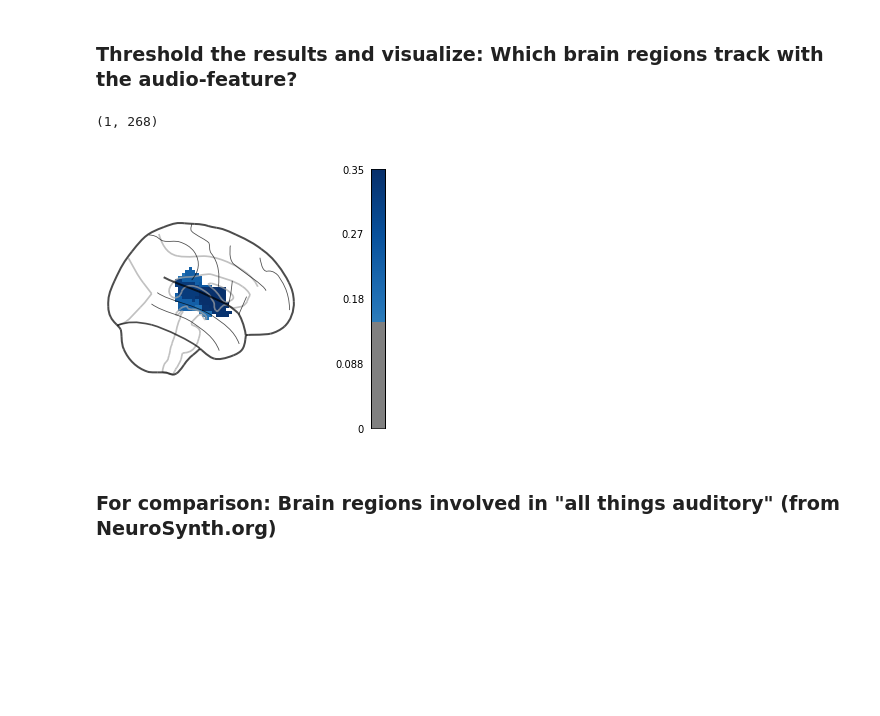
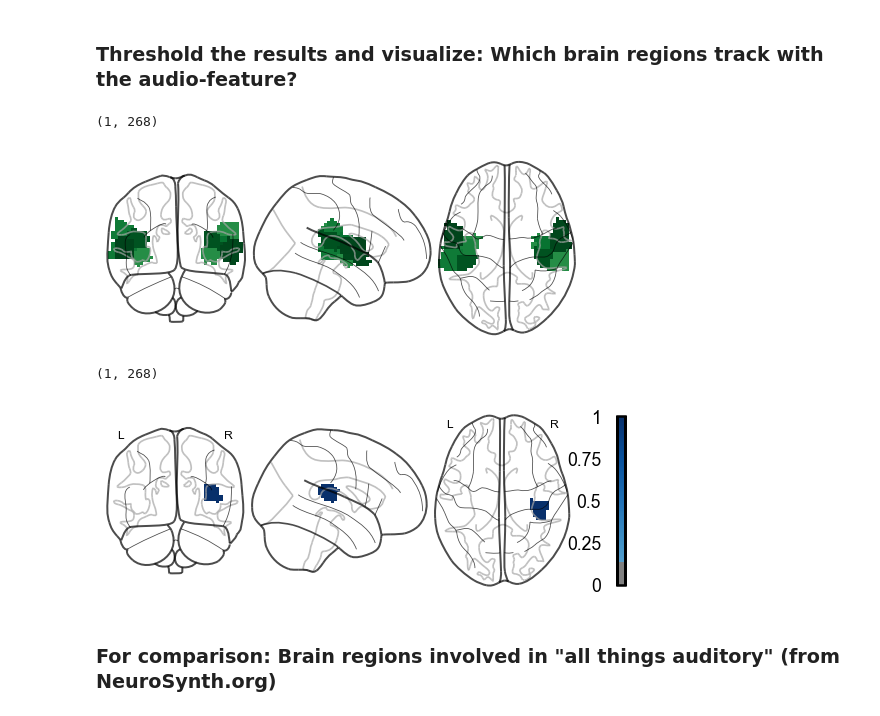
Before and after one commit to nomcomm/narratives_pieman, a Jupyter notebook: scripts/01_AudioFeature_Analysis.ipynb, the cells around one changed output. Saved outputs shown, nothing was run; the diff lists cells and outputs as text; code cells hidden in the pictures; blank space fills up the shorter version.

Commit message:
update code tpj figures

```diff
--- a/scripts/01_AudioFeature_Analysis.ipynb
+++ b/scripts/01_AudioFeature_Analysis.ipynb
@@ -55,0 +84,13 @@ print(np.max(res))
+# %%
+i = 61
+
+sns.set_style('ticks')
+plt.figure(figsize = (10, 8))
+sns.regplot(
+            resampled_audio_feature[:-tr_shift],
+            resmat_all[tr_shift:,i],
+            color = 'Green')
+plt.ylim([-1,1])
+plt.xlim([-0.02,0.151])
+
+sns.despine()
@@ -55,0 +99,22 @@ print(np.max(res))
+# %%
+import seaborn as sns
+from scipy.io.wavfile import write
+
+from IPython.display import Audio
+from scipy.io import wavfile
+
+sound_file = '../data_pieman/pieman.wav'
+samplerate, sounddata = wavfile.read(sound_file)
+#print(data.shape[0]/samplerate)
+print(samplerate)
+sns.set_context("poster", font_scale = 0.8, rc={"grid.linewidth": 0.6});
+sns.set_style('ticks')
+
+plt.figure(figsize= (15,2));
+plt.plot(sounddata, color ='black');
+plt.xlim([0,sounddata.shape[0]]);
+sns.despine(left=True);
+plt.yticks([]) ;
+plt.xlim([0, sounddata.shape[0]]);
+plt.xticks(np.arange(0,sounddata.shape[0]+1, 50*samplerate), np.arange(0,451,50));
+#plt.xticklabels(np.arange(0,450,50));
@@ -74,21 +153,43 @@ shen_masker.fit_transform(sample_file);
 # %%
 res = np.asarray(res)
 res[res < 0.1] = 0
 
 r2 = np.reshape(res, (1,268))
 print(r2.shape)
 
 res_img = shen_masker.inverse_transform(r2);
 plotting.plot_glass_brain(nilearn.image.index_img(res_img,0),
-                          colorbar=True,
-                          cmap="Blues",
+                          colorbar=False,
+                          annotate = False,
+                          cmap="Greens",
                           threshold=0.15,
                           plot_abs=False,
-                          display_mode='x',
-                          figure=plt.figure(figsize=(4, 4)));
+                          #display_mode='x',
+                          #figure=plt.figure(figsize=(4, 4)),
+                         );
 # %% [output]
 (1, 268)
-[figure, old version]
+[figure, new version]
+# %%
+
+
+r2 = np.zeros((1,268))
+r2[0,61] = 1
+print(r2.shape)
+
+res_img = shen_masker.inverse_transform(r2);
+plotting.plot_glass_brain(nilearn.image.index_img(res_img,0),
+                          colorbar=True,
+                          annotate = True,
+                          cmap="Blues",
+                          threshold=0.15,
+                          plot_abs=False,
+                          #display_mode='x',
+                          #figure=plt.figure(figsize=(4, 4)),
+                         );
+# %% [output]
+(1, 268)
+[figure, added]
 # %% [markdown]
 ### For comparison: Brain regions involved in "all things auditory" (from NeuroSynth.org)
 # %%
```
Also changed, not shown: parts of 8 cells of this notebook, 4 other files.
